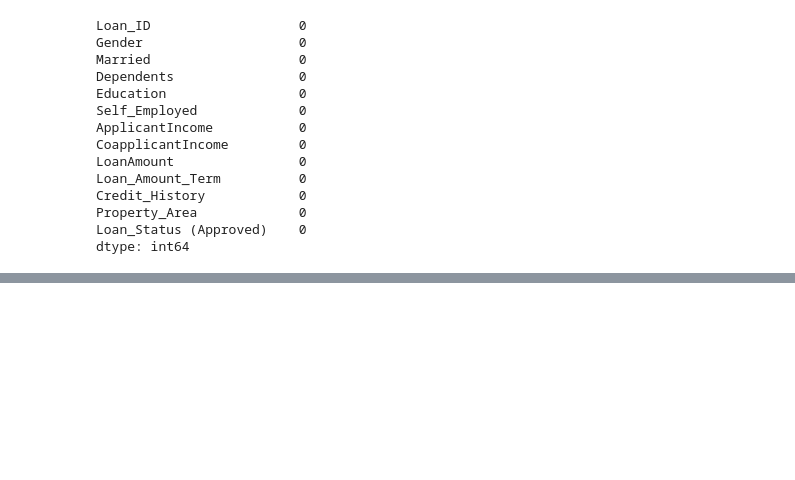
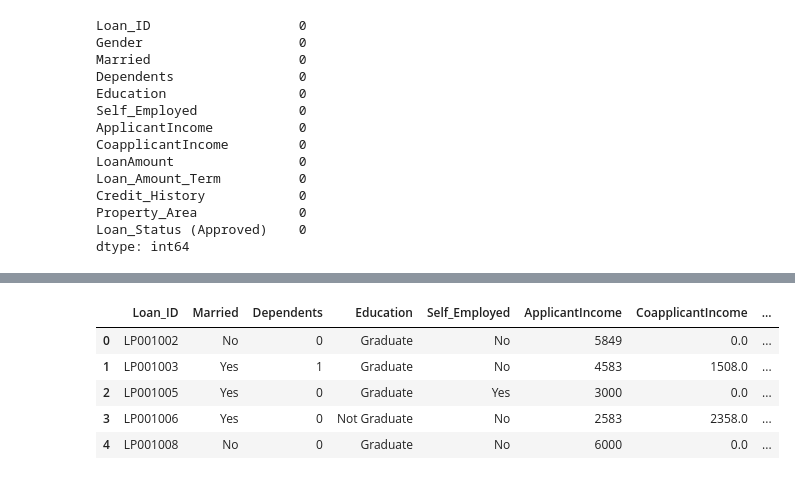
Before and after one commit to leelamadhav07/DataAnalysis-, a Jupyter notebook: statistics.ipynb, the cells around one changed output, grey strips where cells are left out. Drawn from its saved outputs; the diff is of its cells as text; code cells hidden in the pictures; blank space fills up the shorter version.

```diff
--- a/statistics.ipynb
+++ b/statistics.ipynb
@@ -228,0 +368,8 @@ dtype: int64
+# %%
+# applying one hot encoding only for non numeric columns which converts non numeric columns into numeric columns
+
+# Nominal Data = One hot encoding
+# Ordinal Data = Label encoding
+
+df1 = pd.get_dummies(stat['Property_Area'],prefix='Property_Area',drop_first=True,dtype=int)
+stat = pd.concat([stat,df1],axis=1).drop(['Property_Area'],axis=1)
@@ -228,0 +403,12 @@ dtype: int64
+# %%
+df1 = pd.get_dummies(stat['Gender'],prefix='Gender',dtype=int) #drop_first=True
+stat = pd.concat([stat,df1],axis=1).drop(['Gender'],axis=1)
+
+stat.head()
+# %% [output]
+|  | Loan_ID | Married | Dependents | Education | Self_Employed | ApplicantIncome | CoapplicantIncome | ... |
+| 0 | LP001002 | No | 0 | Graduate | No | 5849 | 0.0 | ... |
+| 1 | LP001003 | Yes | 1 | Graduate | No | 4583 | 1508.0 | ... |
+| 2 | LP001005 | Yes | 0 | Graduate | Yes | 3000 | 0.0 | ... |
+| 3 | LP001006 | Yes | 0 | Not Graduate | No | 2583 | 2358.0 | ... |
+| 4 | LP001008 | No | 0 | Graduate | No | 6000 | 0.0 | ... |
```
Also changed, not shown: parts of 36 cells of this notebook, 1 other file.
